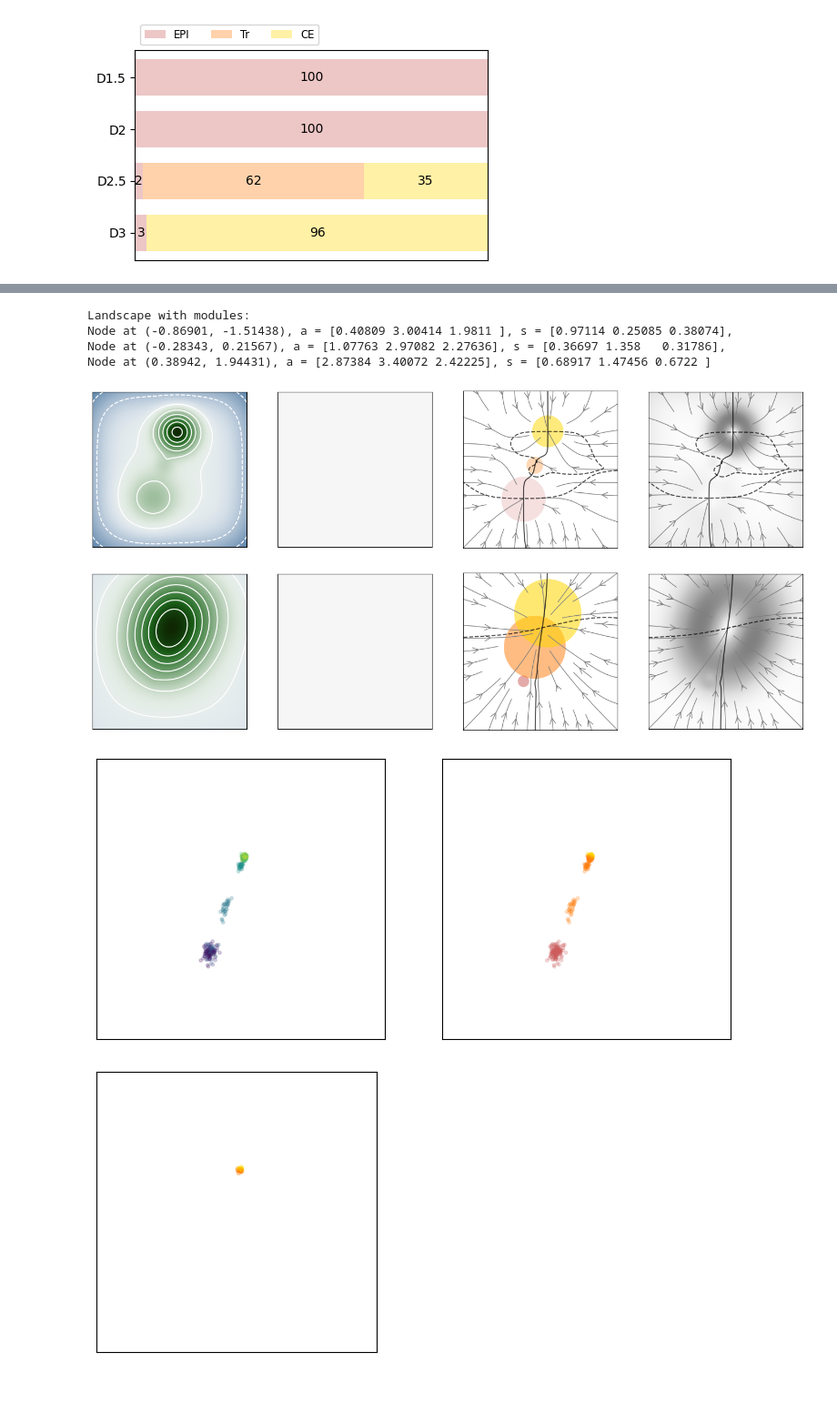
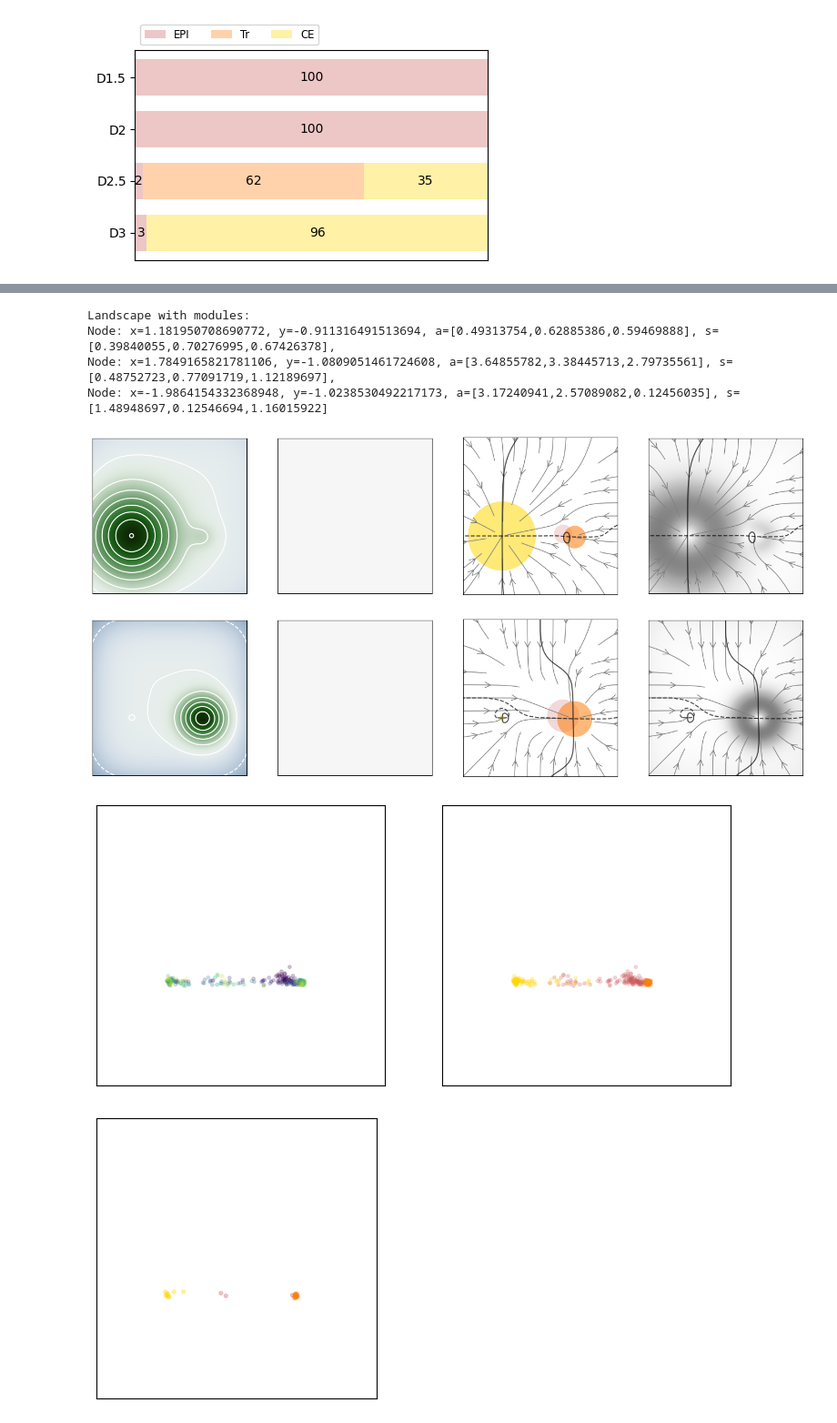
Before and after one commit to victoria-mochulska/evoscape, a Jupyter notebook: examples/example_celldiff_dataset.ipynb, the cells around one changed output, grey strips where cells are left out. Shown at 91% size. Saved outputs shown, nothing was run; the diff lists cells and outputs as text; code cells hidden in the pictures; blank space fills up the shorter version.

```diff
--- a/examples/example_celldiff_dataset.ipynb
+++ b/examples/example_celldiff_dataset.ipynb
@@ -117,7 +115,7 @@ start_module_list = [random.choice(landscape_pars_celldiff['used_fp_types']).gen
 start_module_list[2].par_limits = {'x': (-1.,1.), 'y': (-1., 1.)}  # Constrain yellow to be around the center
 
 
-N = 2   # Even number - adjust to your computing capacity
+N = 16   # Even number - adjust to your computing capacity
 P = Population(N, CellDiff_Dataset_Landscape, landscape_pars_celldiff, prob_pars_celldiff,
                fitness_pars_celldiff, par_limits, par_choice_values,
                start_module_list=start_module_list)
@@ -136,15 +134,16 @@ Node: x=1.8130802447915166, y=-1.9005683564660054, a=[0.64506302,0.32601878,1.40
 # %%
-fitness_traj, results_dir = P.evolve_parallel(10, fitness_pars_celldiff, save_dir, save_each=1)
+fitness_traj, timecode1, results_dir = P.evolve_parallel(100, fitness_pars_celldiff, save_dir, save_each=1)
 print('Done')
 
 fig = plt.figure(figsize=(4,3))
 plt.plot(fitness_traj, lw=2, c='steelblue')
 plt.xlabel('Generation', fontsize=12)
 plt.ylabel('Best fitness', fontsize=12)
-plt.ylim((-2,0))
+plt.ylim((-4,0))
 fig.savefig(results_dir+'/result_fitness_traj.png', bbox_inches='tight')
 
 #  Plot result Vs target proportions
 fig = plot_compare_cell_proportions(cell_data_4, P.landscape_list[0].result[0], col_labels_4, col_colors,row_labels_4)
+plt.show(fig)
 fig.savefig(results_dir+'/result_proportions.png', bbox_inches='tight')
 # %% [output]
@@ -156,28 +155,36 @@ Done
 # %%
 landscape = P.landscape_list[0]
 print(landscape)
 
 L = 4.
 npoints = 201
 q = np.linspace(-L, L, npoints)
 xx, yy = np.meshgrid(q, q, indexing='xy')
 times = np.array((0., day*1.1))
-dX, dY = visualize_all(landscape, xx, yy, times, density=0.45, plot_traj=False, color_scheme='order')
+figures = visualize_all(landscape, xx, yy, times, density=0.45, plot_traj=False, color_scheme='order')
+
+for i in range(len(figures)):
+    figures[i].savefig(results_dir+'/result_landscape_'+str(i)+'.png')
+    plt.close(figures[i])
 
 landscape.morphogen_times = fitness_pars_celldiff['morphogen_times'][0]
 n = 30
 landscape.init_cells(n, 0, 0.1)
-get_and_plot_traj(landscape, 0, day*3, 11, L, 0.1, frozen=False)
-plot_cells(landscape, L)
+fig = get_and_plot_traj(landscape, 0, day*3, 11, L, 0.1, frozen=False)
+# plt.show(fig)
+fig.savefig(results_dir+'/result_cell_trajectories.png', bbox_inches='tight')
+fig = plot_cells(landscape, L)
+fig.savefig(results_dir+'/result_final_state.png', bbox_inches='tight')
+# plt.show(fig)
 # %% [output]
 Landscape with modules:
-Node at (-0.86901, -1.51438), a = [0.40809 3.00414 1.9811 ], s = [0.97114 0.25085 0.38074],
-Node at (-0.28343, 0.21567), a = [1.07763 2.97082 2.27636], s = [0.36697 1.358   0.31786],
-Node at (0.38942, 1.94431), a = [2.87384 3.40072 2.42225], s = [0.68917 1.47456 0.6722 ]
+Node: x=1.181950708690772, y=-0.911316491513694, a=[0.49313754,0.62885386,0.59469888], s=[0.39840055,0.70276995,0.67426378],
+Node: x=1.7849165821781106, y=-1.0809051461724608, a=[3.64855782,3.38445713,2.79735561], s=[0.48752723,0.77091719,1.12189697],
+Node: x=-1.9864154332368948, y=-1.0238530492217173, a=[3.17240941,2.57089082,0.12456035], s=[1.48948697,0.12546694,1.16015922]
-[figure, old version]
+[figure, new version]
-[figure, old version]
+[figure, new version]
-[figure, old version]
+[figure, new version]
-[figure, old version]
+[figure, new version]
 # %%
 # Set up for the full optimization
 # To each landscape, add two randomly generated modules (green and blue)
```
Also changed, not shown: parts of 9 cells of this notebook, 2 other files.
